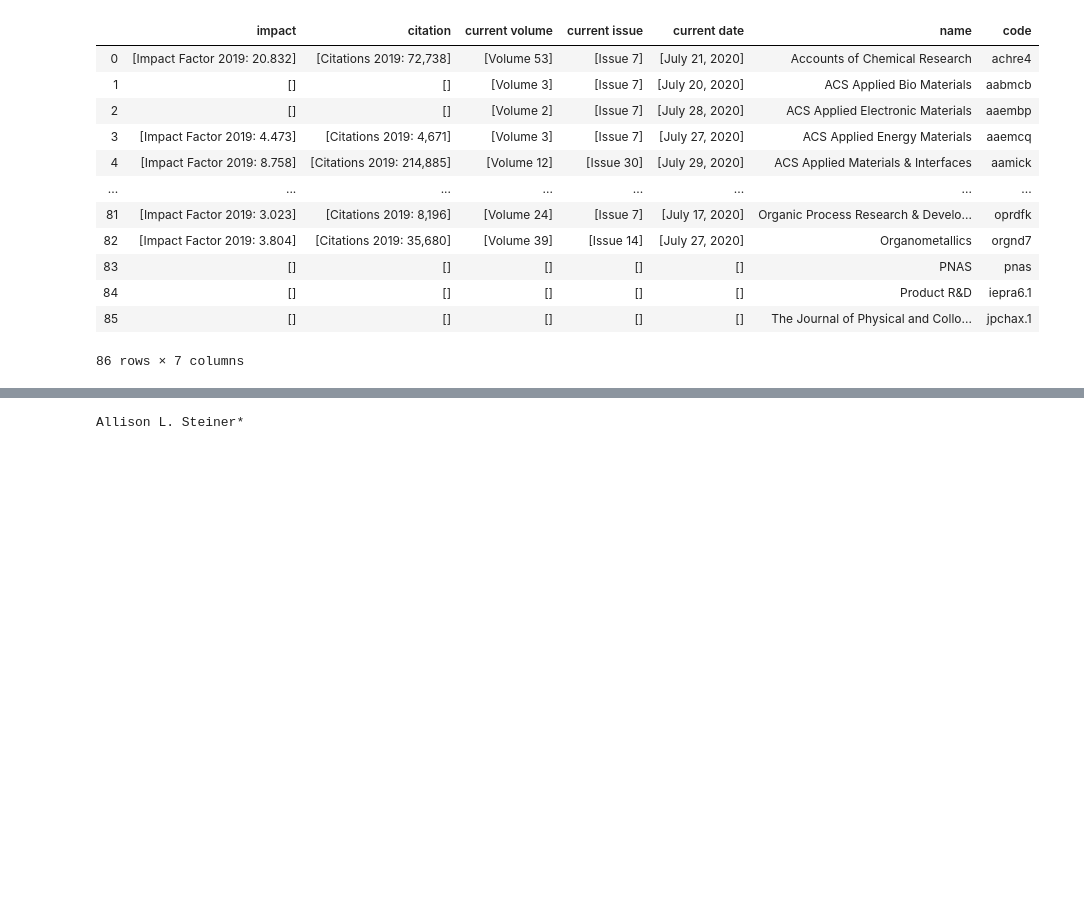
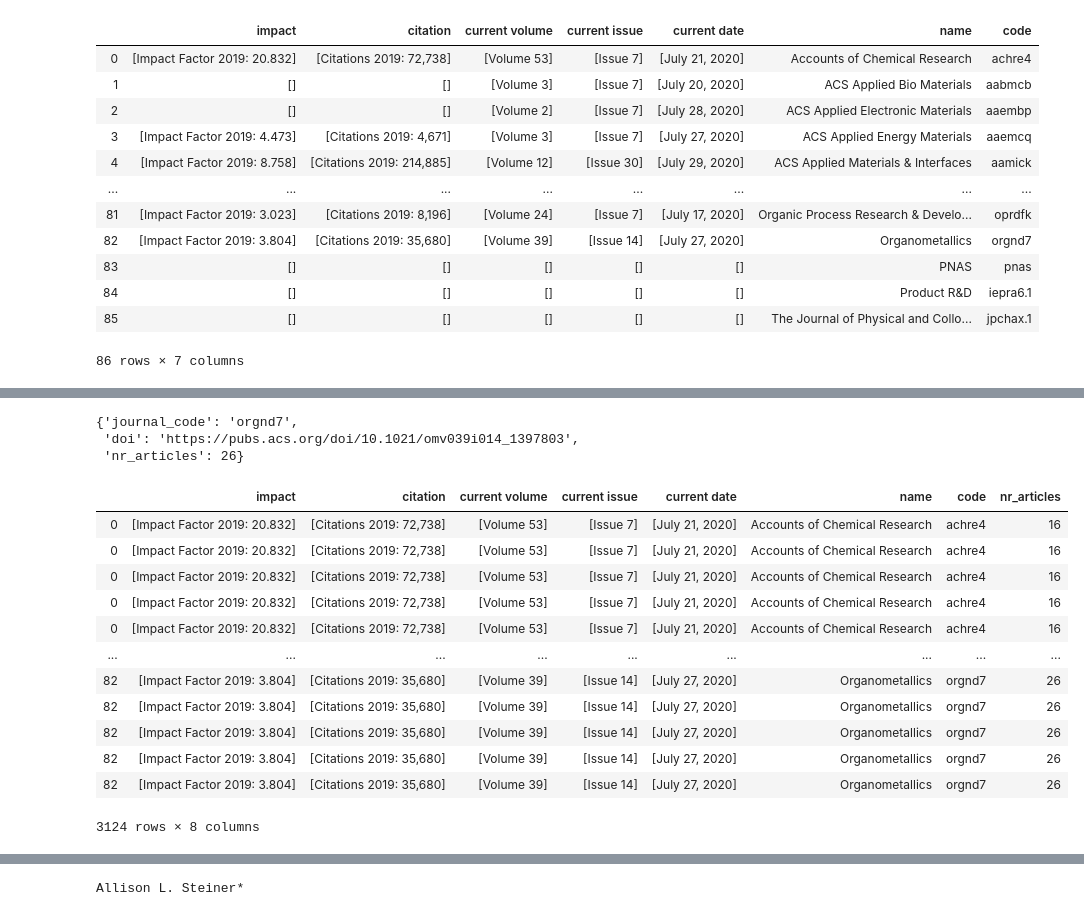
Before and after one commit to drmonikabalint/web-scraping, a Jupyter notebook: acs_scraper.ipynb, the cells around one changed output, grey strips where cells are left out. Cells and saved outputs as stored; diff of their text form; code cells hidden in the pictures; blank space fills up the shorter version.

```diff
--- a/acs_scraper.ipynb
+++ b/acs_scraper.ipynb
@@ -231,7 +233,7 @@ def get_current_issue(journal_code):
         current_issue_link.append(link)
     return (current_issue_link)
 
-current_issue_link = get_current_issue(df_scraper_filter['code'])
-current_issue_link[:2]
+current_issue_link = get_current_issue(df_scraper_filter_final['code'])
+(current_issue_link)
 # %% [output]
 ['https://pubs.acs.org/toc/achre4/current',
@@ -239,4 +256,4 @@ current_issue_link[:2]
 # %%
-current_issue = webdriver.Firefox()
-current_issue.get("https://pubs.acs.org/toc/achre4/current")
+#current_issue = webdriver.Firefox()
+#current_issue.get("https://pubs.acs.org/toc/achre4/current")
 # %%
@@ -244,4 +262,5 @@ first_row = df_scraper_filter.iloc[:3]
 # %%
+doi_array_dict = []
 doi_array = []
 nr_articles_array = []
 for i in current_issue_link:
@@ -249,10 +268,16 @@ for i in current_issue_link:
     current_issue.get(i)
     current_issue_doi = current_issue.find_elements_by_xpath('.//h5[@class = "issue-item_title"]/a')
     for x in current_issue_doi:
-        doi = (x.get_attribute("href"))
+        #doi = (x.get_attribute("href"))
+        try:
+            doi = (x.get_attribute("href"))
+        except NoSuchElementException:
+            doi = 'NA'
+
         nr_articles = (len(current_issue_doi))
         journal_code_per_article = re.search(r'https://pubs.acs.org/toc/(.*?)/current', i).group(1)
         doi_dict = dict({"journal_code": journal_code_per_article, "doi" : doi, "nr_articles" : nr_articles})
-        doi_array.append(doi_dict)
+        doi_array_dict.append(doi_dict)
+        doi_array.append(doi)
     print('Processing:', journal_code_per_article)
     nr_articles_array.append(nr_articles)
@@ -259,8 +306,12 @@ for i in current_issue_link:
 # %%
-first_row['nr_articles'] = nr_articles_array
-first_row
-first_row_repeat = first_row.loc[first_row.index.repeat(first_row['nr_articles'])]
-first_row_repeat
+#first_row['nr_articles'] = nr_articles_array
+#first_row
+#first_row_repeat = first_row.loc[first_row.index.repeat(first_row['nr_articles'])]
+#print(first_row_repeat)
+
+df_scraper_filter_final['nr_articles'] = nr_articles_array
+#df_filtered = df_scraper_filter_final[(df_scraper_filter.code == 'aewcaa')]
+#df_filtered
 # %% [output]
 A value is trying to be set on a copy of a slice from a DataFrame.
 Try using .loc[row_indexer,col_indexer] = value instead
@@ -282,0 +320,23 @@ See the caveats in the documentation: http://pandas.pydata.org/pandas-docs/stabl
+# %%
+(doi_dict)
+# %% [output]
+{'journal_code': 'orgnd7',
+ 'doi': 'https://pubs.acs.org/doi/10.1021/omv039i014_1397803',
+ 'nr_articles': 26}
+# %%
+df_scraper_filter_repeat = df_scraper_filter_final.loc[df_scraper_filter_final.index.repeat(df_scraper_filter_final['nr_articles'])]
+df_scraper_filter_repeat
+# %% [output]
+|  | impact | citation | current volume | current issue | current date | name | code | nr_articles |
+| 0 | [Impact Factor 2019: 20.832] | [Citations 2019: 72,738] | [Volume 53] | [Issue 7] | [July 21, 2020] | Accounts of Chemical Research | achre4 | 16 |
+| 0 | [Impact Factor 2019: 20.832] | [Citations 2019: 72,738] | [Volume 53] | [Issue 7] | [July 21, 2020] | Accounts of Chemical Research | achre4 | 16 |
+| 0 | [Impact Factor 2019: 20.832] | [Citations 2019: 72,738] | [Volume 53] | [Issue 7] | [July 21, 2020] | Accounts of Chemical Research | achre4 | 16 |
+| 0 | [Impact Factor 2019: 20.832] | [Citations 2019: 72,738] | [Volume 53] | [Issue 7] | [July 21, 2020] | Accounts of Chemical Research | achre4 | 16 |
+| 0 | [Impact Factor 2019: 20.832] | [Citations 2019: 72,738] | [Volume 53] | [Issue 7] | [July 21, 2020] | Accounts of Chemical Research | achre4 | 16 |
+| ... | ... | ... | ... | ... | ... | ... | ... | ... |
+| 82 | [Impact Factor 2019: 3.804] | [Citations 2019: 35,680] | [Volume 39] | [Issue 14] | [July 27, 2020] | Organometallics | orgnd7 | 26 |
+| 82 | [Impact Factor 2019: 3.804] | [Citations 2019: 35,680] | [Volume 39] | [Issue 14] | [July 27, 2020] | Organometallics | orgnd7 | 26 |
+| 82 | [Impact Factor 2019: 3.804] | [Citations 2019: 35,680] | [Volume 39] | [Issue 14] | [July 27, 2020] | Organometallics | orgnd7 | 26 |
+| 82 | [Impact Factor 2019: 3.804] | [Citations 2019: 35,680] | [Volume 39] | [Issue 14] | [July 27, 2020] | Organometallics | orgnd7 | 26 |
+| 82 | [Impact Factor 2019: 3.804] | [Citations 2019: 35,680] | [Volume 39] | [Issue 14] | [July 27, 2020] | Organometallics | orgnd7 | 26 |
+3124 rows × 8 columns
```
Also changed, not shown: parts of 12 cells of this notebook.
